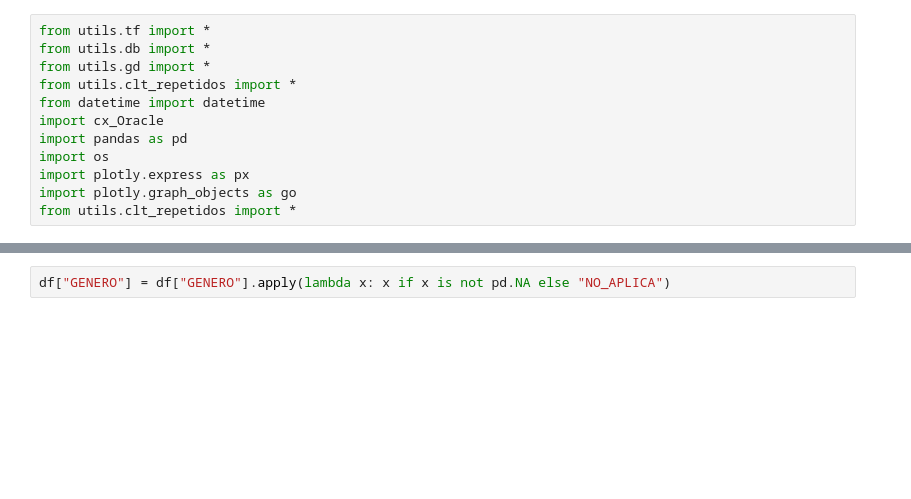
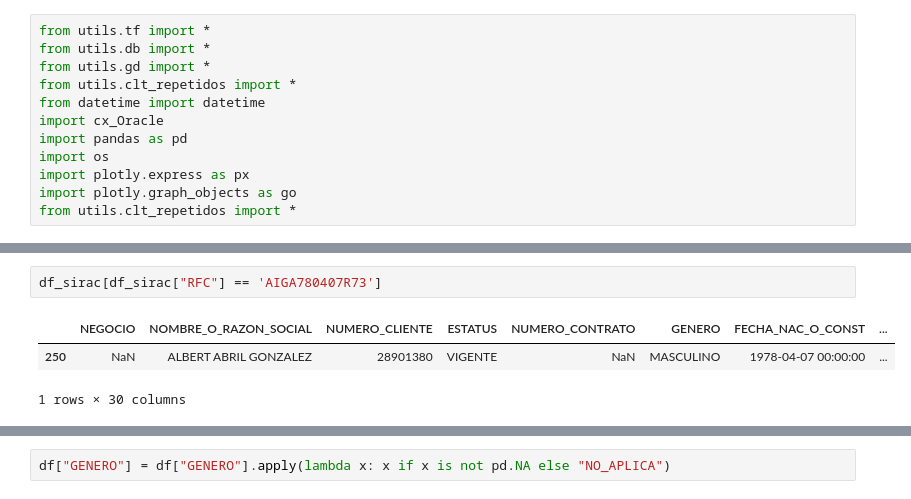
Before and after one commit to Ale1726/clientes_eda, a Jupyter notebook: tab_final_analisis.ipynb, the cells around one changed output, grey strips where cells are left out. Cells and saved outputs as stored; diff of their text form; blank space fills up the shorter version.

```diff
--- a/tab_final_analisis.ipynb
+++ b/tab_final_analisis.ipynb
@@ -16,0 +34,6 @@ df = pd.read_csv(os.path.join(path_dir_update,"CLientesT_FINAL_ACTIVOS.csv"))
+# %%
+df_sirac[df_sirac["RFC"] == 'AIGA780407R73']
+# %% [output]
+|  | NEGOCIO | NOMBRE_O_RAZON_SOCIAL | NUMERO_CLIENTE | ESTATUS | NUMERO_CONTRATO | GENERO | FECHA_NAC_O_CONST | ... |
+| 250 | NaN | ALBERT ABRIL GONZALEZ | 28901380 | VIGENTE | NaN | MASCULINO | 1978-04-07 00:00:00 | ... |
+1 rows × 30 columns
```
Also changed, not shown: parts of 18 cells of this notebook, 12 other files.
